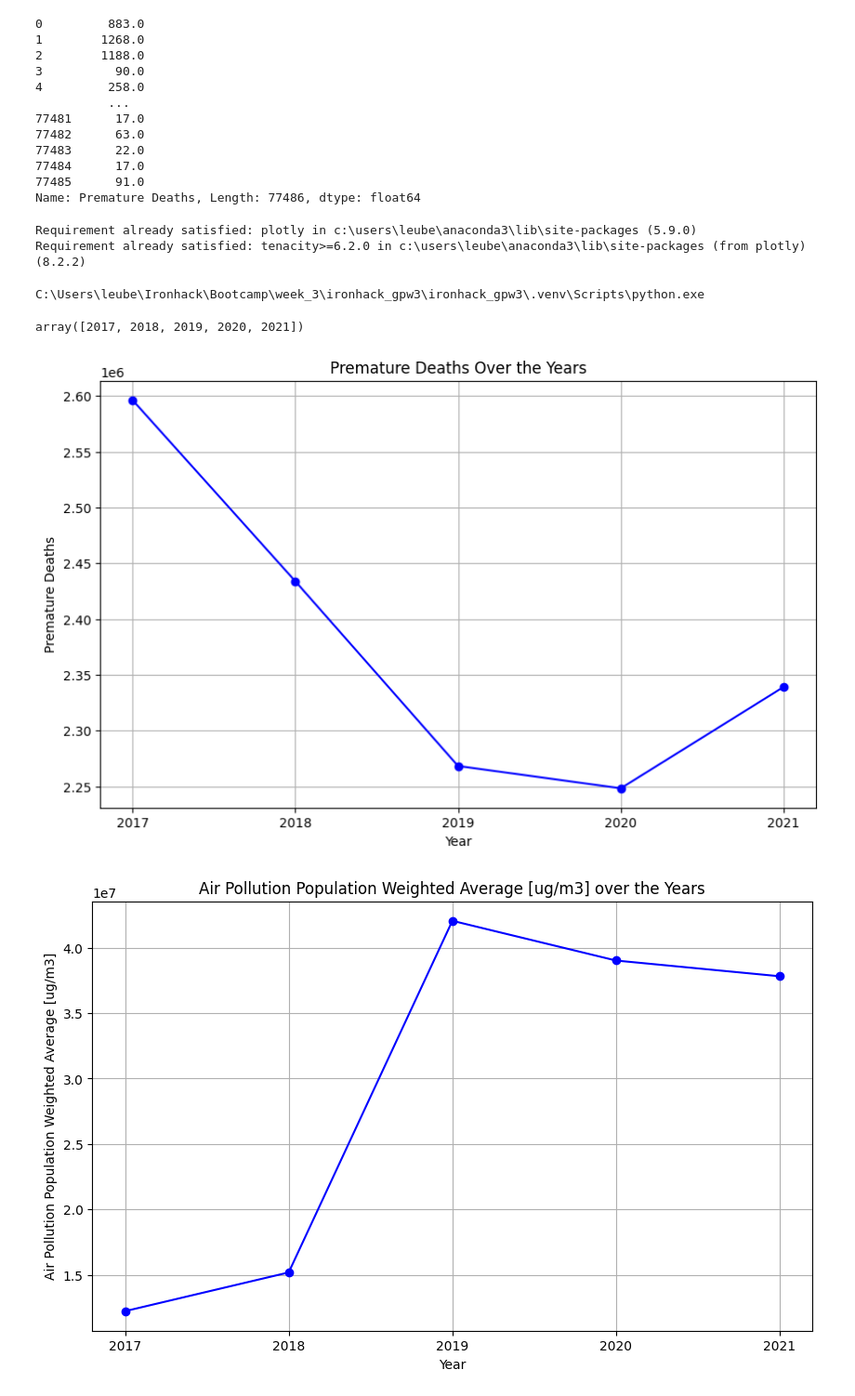
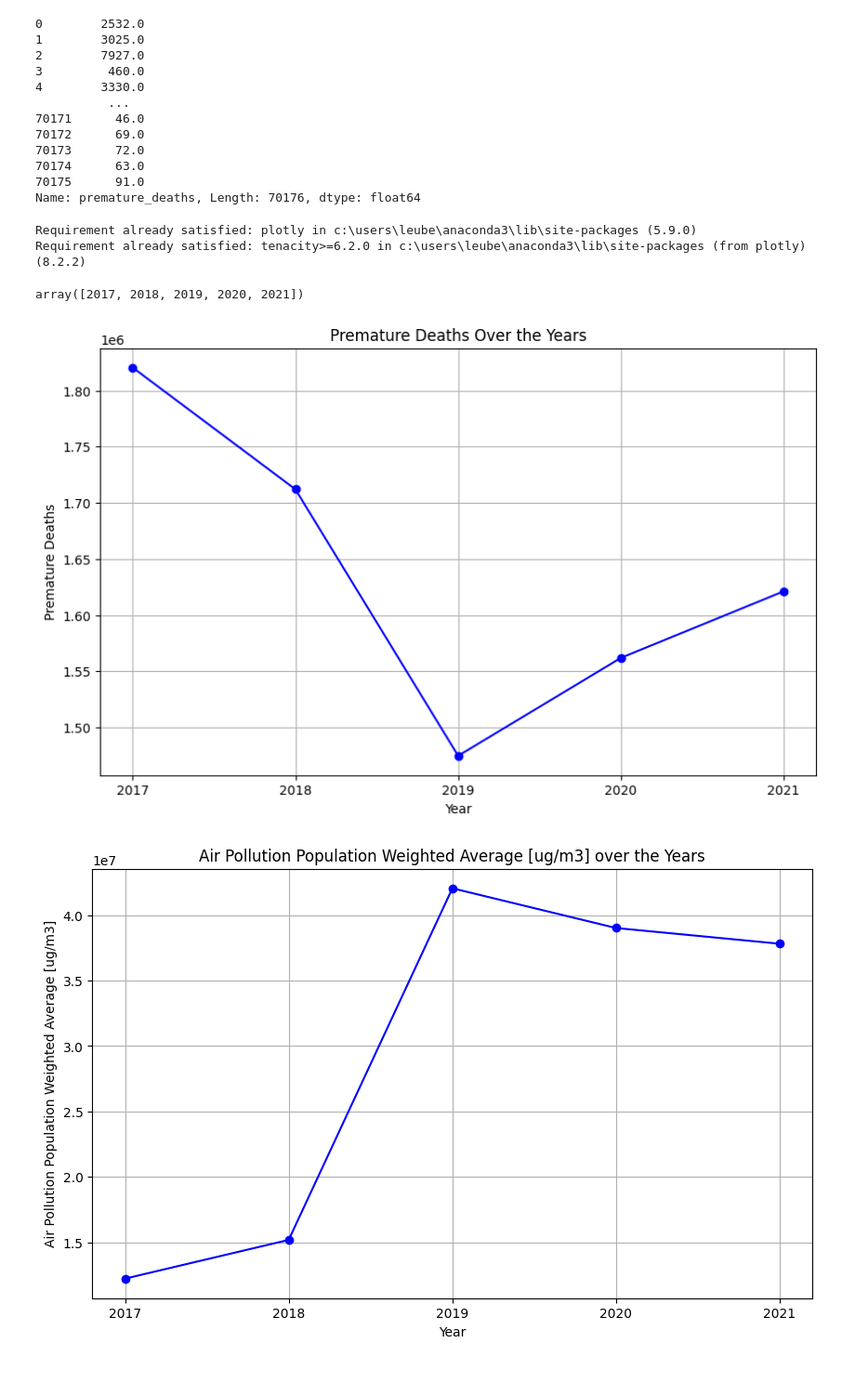
Before and after one commit to mauurits/ironhack_gpw3, a Jupyter notebook: notebooks/notebook_konstantin_gpw3.ipynb, the cells around one changed output. Shown at 93% size. Drawn from its saved outputs; the diff is of its cells as text; code cells hidden in the pictures.

```diff
--- a/notebooks/notebook_konstantin_gpw3.ipynb
+++ b/notebooks/notebook_konstantin_gpw3.ipynb
@@ -2,8 +2,10 @@
 import pandas as pd
 import matplotlib.pyplot as plt
 import pandas as pd
+import seaborn as sns
+import numpy as np
 
-file_path = r"C:\Users\leube\Ironhack\Bootcamp\week_3\ironhack_gpw3\ironhack_gpw3\data\raw\air_quality_health_assesments.csv"
+file_path = r"C:\Users\leube\Ironhack\Bootcamp\week_3\ironhack_gpw3\ironhack_gpw3\data\clean\cleaned_combined_dataset_filtered.csv"
 df = pd.read_csv(file_path)
 df
 # %% [output]
@@ -69,58 +62,50 @@ Years Of Life Lost - upper CI                        14620
 dtype: int64
 # %%
-
-import numpy as np
-
 def fill_na_with_group_mean(group):
     return group.fillna(group.median())
 
-df['Premature Deaths'] = df.groupby(['City', 'Year'])['Premature Deaths'].transform(fill_na_with_group_mean)
+df['premature_deaths'] = df.groupby(['city', 'year'])['premature_deaths'].transform(fill_na_with_group_mean)
 
-df['Premature Deaths']
+df['premature_deaths']
 # %% [output]
-0         883.0
-1        1268.0
-2        1188.0
-3          90.0
-4         258.0
+0        2532.0
+1        3025.0
+2        7927.0
+3         460.0
+4        3330.0
           ...
-77481      17.0
-77482      63.0
-77483      22.0
-77484      17.0
-77485      91.0
-Name: Premature Deaths, Length: 77486, dtype: float64
+70171      46.0
+70172      69.0
+70173      72.0
+70174      63.0
+70175      91.0
+Name: premature_deaths, Length: 70176, dtype: float64
 # %%
 !pip install plotly
 # %% [output]
 Requirement already satisfied: plotly in c:\users\leube\anaconda3\lib\site-packages (5.9.0)
 Requirement already satisfied: tenacity>=6.2.0 in c:\users\leube\anaconda3\lib\site-packages (from plotly) (8.2.2)
-# %%
-import sys
-print(sys.executable)
-# %% [output]
-C:\Users\leube\Ironhack\Bootcamp\week_3\ironhack_gpw3\ironhack_gpw3\.venv\Scripts\python.exe
 # %%
 df['Year'].unique()
 # %% [output]
 array([2017, 2018, 2019, 2020, 2021])
 # %%
-df['Year'] = df['Year'].astype(int)
+df['year'] = df['year'].astype(int)
 
-df_filtered = df[(df['Year'] >= 2017) & (df['Year'] <= 2021)]
+df_filtered = df[(df['year'] >= 2017) & (df['year'] <= 2021)]
 
-df_grouped = df_filtered.groupby('Year')['Premature Deaths'].sum().reset_index()
+df_grouped = df_filtered.groupby('year')['premature_deaths'].sum().reset_index()
 
 plt.figure(figsize=(10, 6))
-plt.plot(df_grouped['Year'], df_grouped['Premature Deaths'], marker='o', linestyle='-', color='b')
+plt.plot(df_grouped['year'], df_grouped['premature_deaths'], marker='o', linestyle='-', color='b')
 plt.title('Premature Deaths Over the Years')
 plt.xlabel('Year')
 plt.ylabel('Premature Deaths')
 plt.grid(True)
-plt.xticks(df_grouped['Year'])
+plt.xticks(df_grouped['year'])
 plt.show()
 # %% [output]
-[figure, old version]
+[figure, new version]
 # %%
 df['Year'] = df['Year'].astype(int)
 
```
Also changed, not shown: parts of 17 cells of this notebook.
